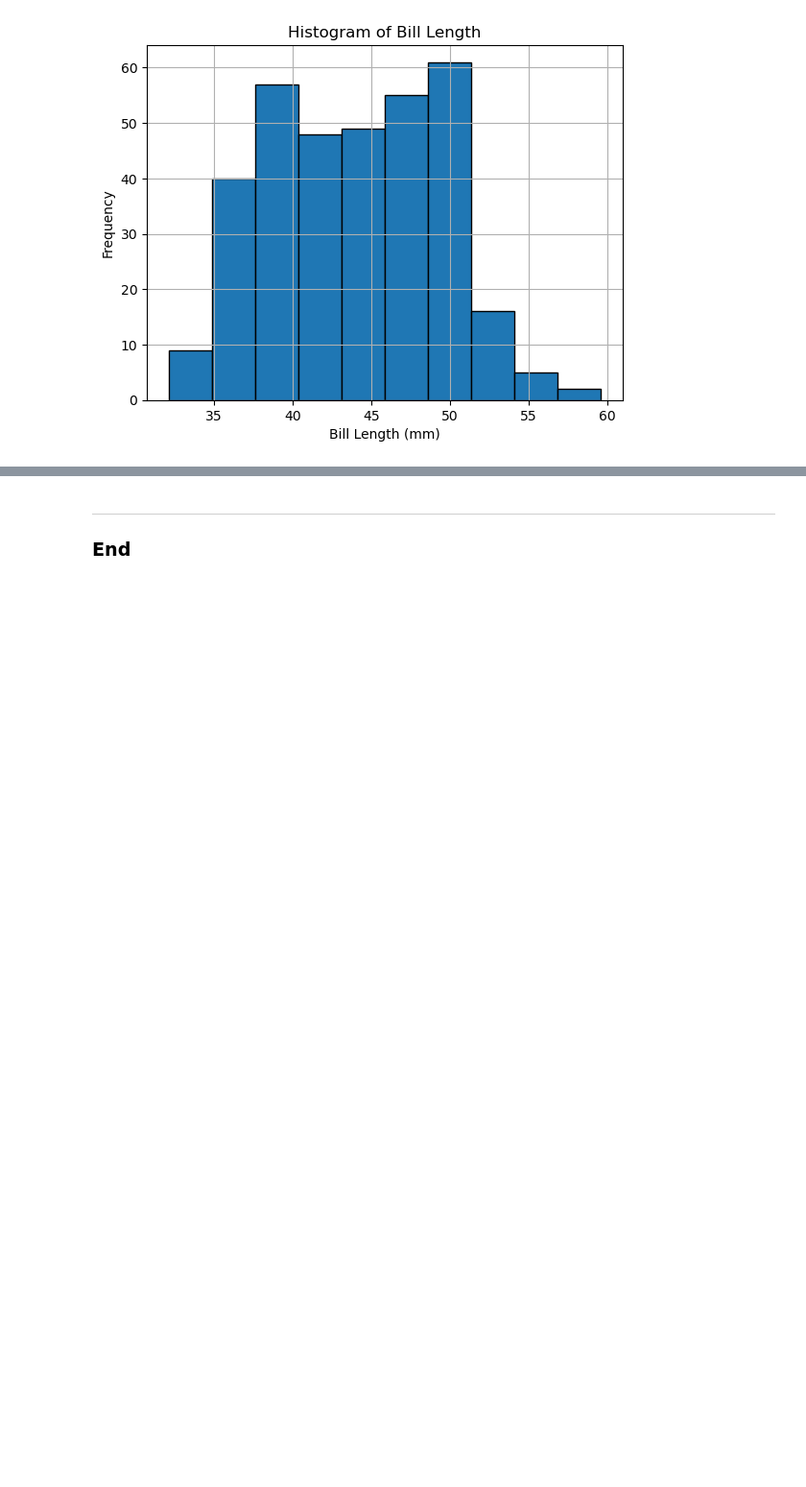
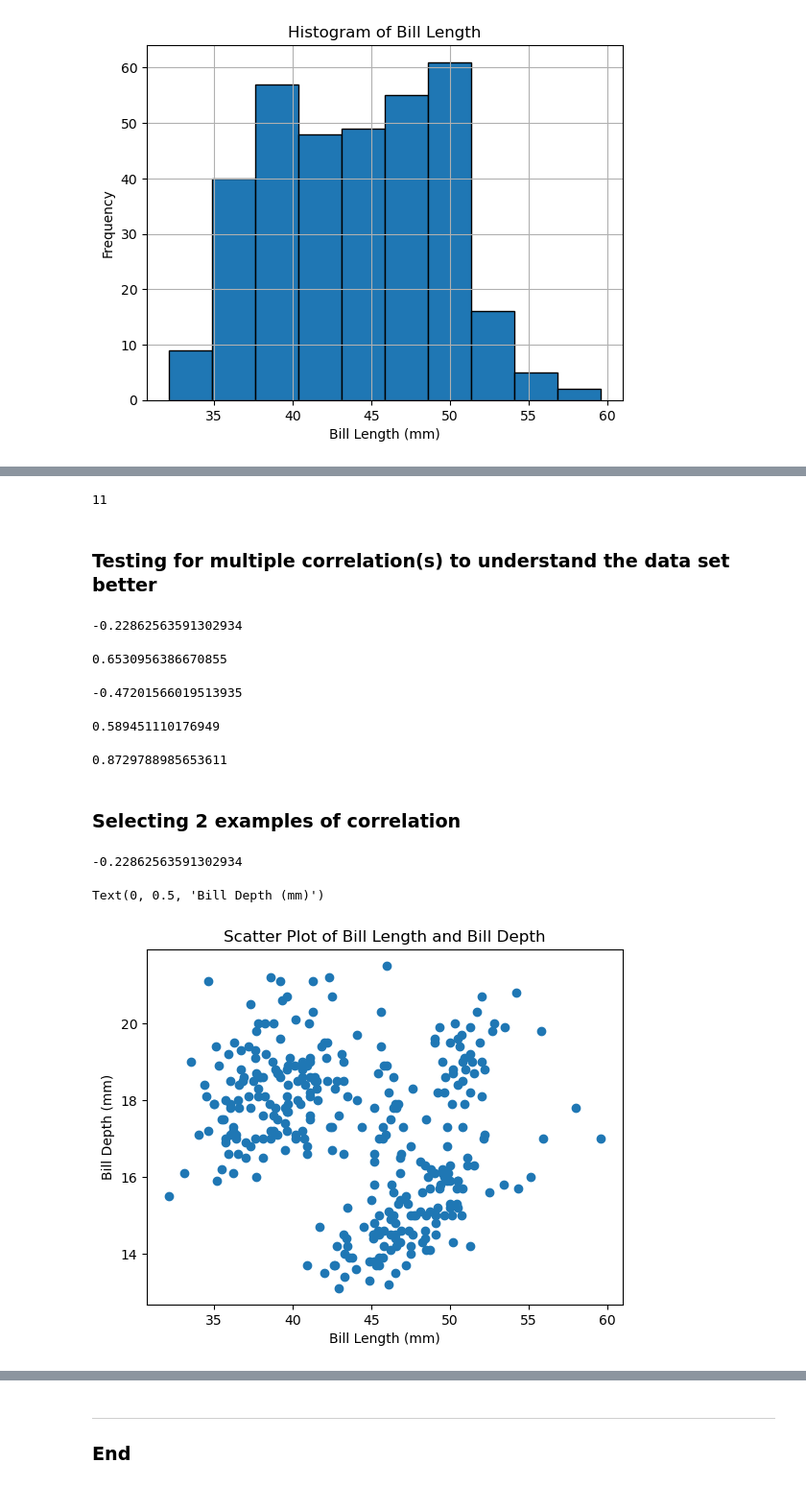
Before and after one commit to Rahuldewan27/8634----PRINCIPLES-OF-DATA-ANALYTICS, a Jupyter notebook: penguins.ipynb, the cells around one changed output, grey strips where cells are left out. Shown at 96% size. Drawn from its saved outputs; the diff is of its cells as text; code cells hidden in the pictures; blank space fills up the shorter version.

```diff
--- a/penguins.ipynb
+++ b/penguins.ipynb
@@ -286,0 +297,4 @@ plt.show()
+# %%
+# Clean up NaN values in the data set.
+
+clean_data = df.dropna()
@@ -286,0 +329,72 @@ plt.show()
+# %%
+# Number of rows dropped.
+
+num_rows_dropped = len(df) - len(clean_data)
+
+num_rows_dropped
+# %% [output]
+11
+# %% [markdown]
+### Testing for multiple correlation(s) to understand the data set better
+# %%
+# Corelation between variables bill_length_mm and bill_depth_mm
+
+correlation1= clean_data['bill_length_mm'].corr(clean_data['bill_depth_mm'])
+
+correlation1
+# %% [output]
+-0.22862563591302934
+# %%
+# Corelation between variables flipper_length_mm and bill_length_mm
+
+correlation2= clean_data['flipper_length_mm'].corr(clean_data['bill_length_mm'])
+
+correlation2
+# %% [output]
+0.6530956386670855
+# %%
+# Corelation between variables body_mass_g and bill_depth_mm
+
+correlation3= clean_data['body_mass_g'].corr(clean_data['bill_depth_mm'])
+
+correlation3
+# %% [output]
+-0.47201566019513935
+# %%
+# Corelation between variables body_mass_g and bill_length_mm
+
+correlation4= clean_data['body_mass_g'].corr(clean_data['bill_length_mm'])
+
+correlation4
+# %% [output]
+0.589451110176949
+# %%
+# Corelation between the variables body_mass_g and flipper_length_mm
+
+correlation5 = clean_data['body_mass_g'].corr(clean_data['flipper_length_mm'])
+
+correlation5
+# %% [output]
+0.8729788985653611
+# %% [markdown]
+### Selecting 2 examples of correlation
+# %%
+# This is an example of weak negative correlation(0>x>-0.3)
+
+# Corelation between variables bill_length_mm and bill_depth_mm
+
+correlation1= clean_data['bill_length_mm'].corr(clean_data['bill_depth_mm'])
+
+correlation1
+# %% [output]
+-0.22862563591302934
+# %%
+# Scatter Plot the above correlation
+
+plt.scatter(clean_data['bill_length_mm'], clean_data['bill_depth_mm'])
+plt.title('Scatter Plot of Bill Length and Bill Depth')
+plt.xlabel('Bill Length (mm)')
+plt.ylabel('Bill Depth (mm)')
+# %% [output]
+Text(0, 0.5, 'Bill Depth (mm)')
+[figure, added]
```
Also changed, not shown: parts of 7 cells of this notebook.
